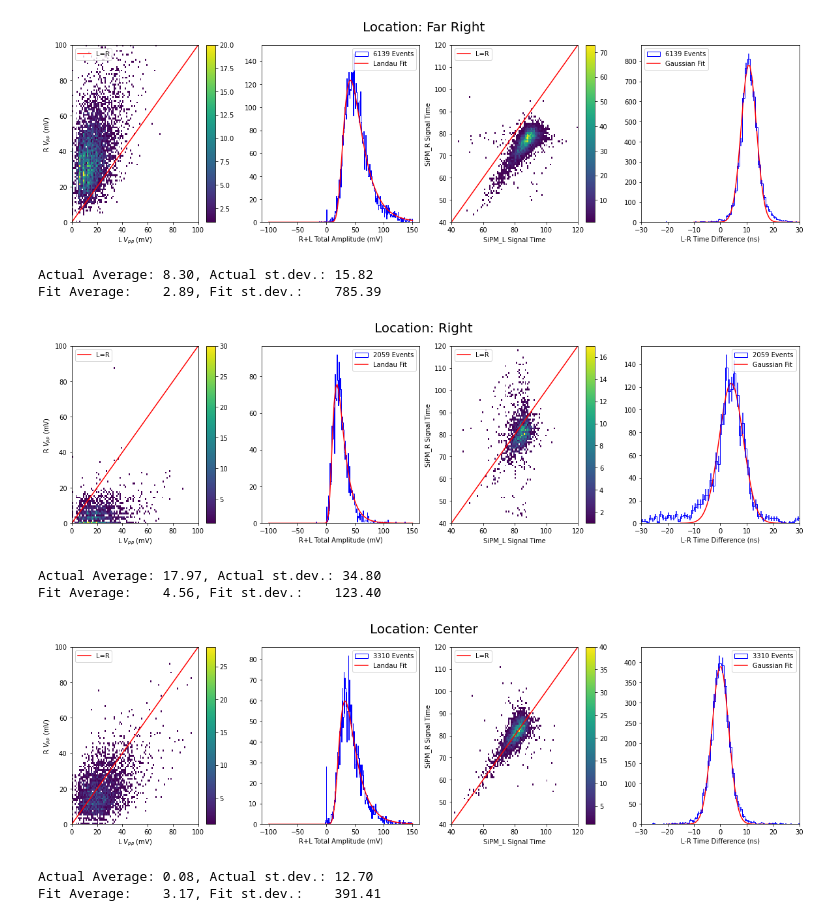
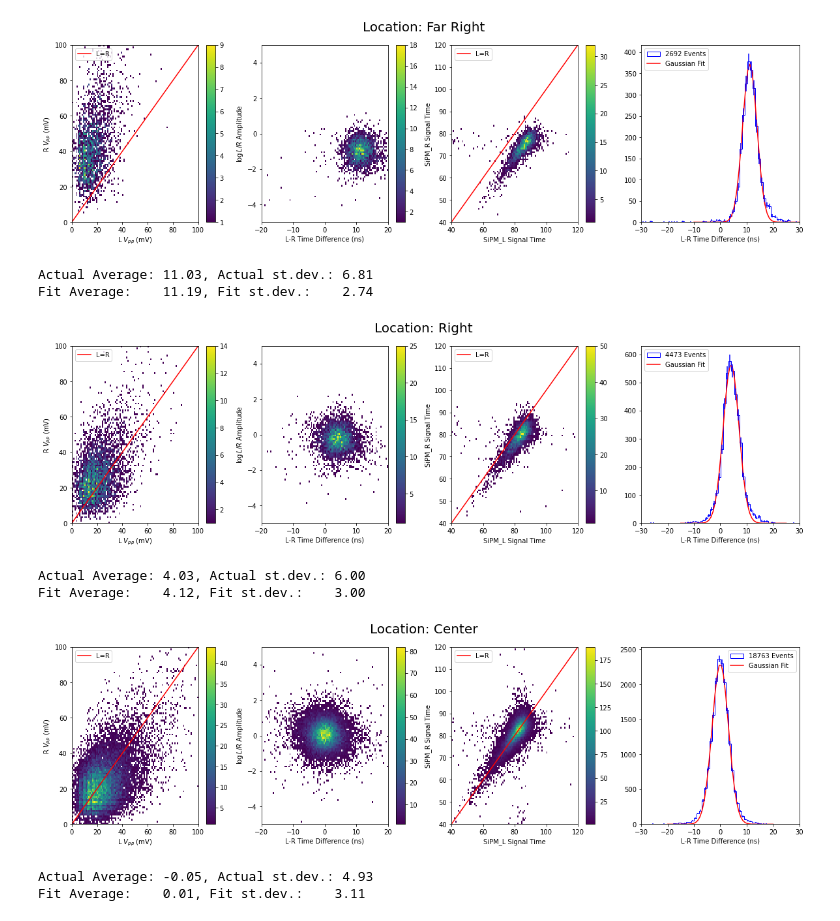
Before and after one commit to peckalec/fcal_project, a Jupyter notebook: SingleBarCosmics.ipynb, the cells around one changed output. Saved outputs shown, nothing was run; the diff lists cells and outputs as text; code cells hidden in the pictures.

```diff
--- a/SingleBarCosmics.ipynb
+++ b/SingleBarCosmics.ipynb
@@ -149,5 +25,7 @@ Channels found: ['ch1', 'ch2', 'ch3', 'ch4'], stats found: ['chisq', 'P2P_raw',
 # %%
-df232cut = df232.query("ch4_time_fit >= 0 & ch3_time_fit >= 0")
+with open('./LongbarTiming_part2_6-12.pkl', 'rb') as f:
+    df232 = pickle.load(f)
+df232cut = df232.query("ch4_time_fit >= 0 & ch3_time_fit >= 0 & ch4_P2P_fit > 0 & ch3_P2P_fit > 0")
 fig,ax = plt.subplots(1,4,figsize=(20,5))
 fig.suptitle("Location: Far Right", fontsize=20)
 binresolution = 1
@@ -160,12 +38,10 @@ ax[0].plot(np.linspace(0,100,2),np.linspace(0,100,2),color="red",label="L=R")
 fig.colorbar(AmpImage[-1],ax=ax[0])
 ax[0].legend()
 
-ax[1].set_xlabel("R+L Total Amplitude (mV)")
-ampcounts,ampbins,ampbars = ax[1].hist(df232cut.ch4_P2P_fit+df232cut.ch3_P2P_fit,bincount,color="b", label=f"{len(df232cut.ch4_time_fit)} Events",histtype="step",range=[-50,150])
-ampcenters = ampbins[:-1]/2+ampbins[1:]/2
-coeff, covar = curve_fit(Landau, ampcenters, ampcounts,p0=(50,50,140))
-ax[1].plot(np.linspace(-100,150,100),Landau(np.linspace(-100,150,100),*coeff),label="Landau Fit",color="r")
-ax[1].legend()
+ax[1].set_xlabel("L-R Time Difference (ns)")
+ax[1].set_ylabel("$\log{L/R}$ Amplitude")
+AmpDistance = ax[1].hist2d(df232cut.ch3_time_fit - df232cut.ch4_time_fit, np.log(df232cut.ch3_P2P_fit/df232cut.ch4_P2P_fit),bins=(100,100),cmin=1,label=f"{len(df232cut.ch4_time_fit)} Events",range=[[-20, 20], [-5, 5]])
+fig.colorbar(AmpDistance[-1],ax=ax[1])
 
 ax[2].set_xlabel("SiPM_L Signal Time")
 ax[2].set_ylabel("SiPM_R Signal Time")
@@ -193,11 +69,13 @@ stdev = np.sqrt(sum((timecenters-avg)**2*timecounts)/sum(timecounts))
 print(f"Actual Average: {avg:.2f}, Actual st.dev.: {stdev:.2f}")
 print(f"Fit Average:    {coeff[1]:.2f}, Fit st.dev.:    {coeff[2]:.2f}")
 # %% [output]
-[figure, old version]
+[figure, new version]
-Actual Average: 8.30, Actual st.dev.: 15.82
-Fit Average:    2.89, Fit st.dev.:    785.39
+Actual Average: 11.03, Actual st.dev.: 6.81
+Fit Average:    11.19, Fit st.dev.:    2.74
 # %%
-df174cut = df174.query("ch4_time_fit >= 0 & ch3_time_fit >= 0")
+with open('LongbarTiming_part2_4-12.pkl', 'rb') as f:
+    df174 = pickle.load(f)
+df174cut = df174.query("ch4_time_fit >= 0 & ch3_time_fit >= 0 & ch4_P2P_fit > 0 & ch3_P2P_fit > 0")
 fig,ax = plt.subplots(1,4,figsize=(20,5))
 fig.suptitle("Location: Right", fontsize=20)
 binresolution = 1
@@ -210,12 +88,10 @@ ax[0].plot(np.linspace(0,100,2),np.linspace(0,100,2),color="red",label="L=R")
 fig.colorbar(AmpImage[-1],ax=ax[0])
 ax[0].legend()
 
-ax[1].set_xlabel("R+L Total Amplitude (mV)")
-ampcounts,ampbins,ampbars = ax[1].hist(df174cut.ch4_P2P_fit+df174cut.ch3_P2P_fit,bincount,color="b", label=f"{len(df174cut.ch4_time_fit)} Events",histtype="step",range=[-50,150])
-ampcenters = ampbins[:-1]/2+ampbins[1:]/2
-coeff, covar = curve_fit(Landau, ampcenters, ampcounts,p0=(50,50,140))
-ax[1].plot(np.linspace(-100,150,100),Landau(np.linspace(-100,150,100),*coeff),label="Landau Fit",color="r")
-ax[1].legend()
+ax[1].set_xlabel("L-R Time Difference (ns)")
+ax[1].set_ylabel("$\log{L/R}$ Amplitude")
+AmpDistance = ax[1].hist2d(df174cut.ch3_time_fit - df174cut.ch4_time_fit, np.log(df174cut.ch3_P2P_fit/df174cut.ch4_P2P_fit),bins=(100,100),cmin=1,label=f"{len(df174cut.ch4_time_fit)} Events",range=[[-20, 20], [-5, 5]])
+fig.colorbar(AmpDistance[-1],ax=ax[1])
 
 ax[2].set_xlabel("SiPM_L Signal Time")
 ax[2].set_ylabel("SiPM_R Signal Time")
@@ -243,11 +119,13 @@ stdev = np.sqrt(sum((timecenters-avg)**2*timecounts)/sum(timecounts))
 print(f"Actual Average: {avg:.2f}, Actual st.dev.: {stdev:.2f}")
 print(f"Fit Average:    {coeff[1]:.2f}, Fit st.dev.:    {coeff[2]:.2f}")
 # %% [output]
-[figure, old version]
+[figure, new version]
-Actual Average: 17.97, Actual st.dev.: 34.80
-Fit Average:    4.56, Fit st.dev.:    123.40
+Actual Average: 4.03, Actual st.dev.: 6.00
+Fit Average:    4.12, Fit st.dev.:    3.00
 # %%
-df139cut = df139.query("ch4_time_fit >= 0 & ch3_time_fit >= 0")
+with open('LongbarTiming_part2_3-12.pkl', 'rb') as f:
+    df139 = pickle.load(f)
+df139cut = df139.query("ch4_time_fit >= 0 & ch3_time_fit >= 0 & ch4_P2P_fit > 0 & ch3_P2P_fit > 0")
 fig,ax = plt.subplots(1,4,figsize=(20,5))
 fig.suptitle("Location: Center", fontsize=20)
 binresolution = 1
@@ -260,40 +138,38 @@ ax[0].plot(np.linspace(0,100,2),np.linspace(0,100,2),color="red",label="L=R")
 fig.colorbar(AmpImage[-1],ax=ax[0])
 ax[0].legend()
 
-ax[1].set_xlabel("R+L Total Amplitude (mV)")
-ampcounts,ampbins,ampbars = ax[1].hist(df139cut.ch4_P2P_fit+df139cut.ch3_P2P_fit,bincount,color="b", label=f"{len(df139cut.ch4_time_fit)} Events",histtype="step",range=[-50,150])
-ampcenters = ampbins[:-1]/2+ampbins[1:]/2
-coeff, covar = curve_fit(Landau, ampcenters, ampcounts,p0=(50,50,140))
-ax[1].plot(np.linspace(-100,150,100),Landau(np.linspace(-100,150,100),*coeff),label="Landau Fit",color="r")
-ax[1].legend()
+ax[1].set_xlabel("L-R Time Difference (ns)")
+ax[1].set_ylabel("$\log{L/R}$ Amplitude")
+AmpDistance = ax[1].hist2d(df139cut.ch3_time_fit - df139cut.ch4_time_fit, np.log(df139cut.ch3_P2P_fit/df139cut.ch4_P2P_fit),bins=(100,100),cmin=1,label=f"{len(df139cut.ch4_time_fit)} Events",range=[[-20, 20], [-5, 5]])
+fig.colorbar(AmpDistance[-1],ax=ax[1])
 
 ax[2].set_xlabel("SiPM_L Signal Time")
 ax[2].set_ylabel("SiPM_R Signal Time")
 TimeImage = ax[2].hist2d(df139cut.ch3_time_fit,df139cut.ch4_time_fit,bins=(100,100),cmin=1,label=f"{len(df139cut.ch4_time_fit)} Events",range=[[40, 120], [40, 120]])
 mintime = min(min(df139cut.ch4_time_fit),min(df139cut.ch3_time_fit))
 maxtime = max(max(df139cut.ch4_time_fit),max(df139cut.ch3_time_fit))
 fig.colorbar(TimeImage[-1],ax=ax[2])
 ax[2].plot(np.linspace(mintime,maxtime,2),np.linspace(mintime,maxtime,2),color="red",label="L=R")
 ax[2].legend()
 
 ax[3].set_xlabel("L-R Time Difference (ns)")
 timecounts,timebins,bars = ax[3].hist(df139cut.ch3_time_fit-df139cut.ch4_time_fit,bincount,color="b", label=f"{len(df139cut.ch4_time_fit)} Events",histtype="step")
 timecenters = timebins[:-1]/2+timebins[1:]/2
 coeff, covar = curve_fit(gaus, timecenters, timecounts)
 gausstart,gausstop = (-20,20)
 ax[3].plot(np.linspace(gausstart,gausstop,50),gaus(np.linspace(gausstart,gausstop,50),*coeff),label="Gaussian Fit",color="r")
 ax[3].set_xlim(-30,30)
 ax[3].errorbar(timecenters, timecounts, yerr=np.sqrt(timecounts),color="b",linestyle="None")
 ax[3].legend()
 
 plt.show()
 avg = sum(timecenters*timecounts)/sum(timecounts)
 stdev = np.sqrt(sum((timecenters-avg)**2*timecounts)/sum(timecounts))
 
 print(f"Actual Average: {avg:.2f}, Actual st.dev.: {stdev:.2f}")
 print(f"Fit Average:    {coeff[1]:.2f}, Fit st.dev.:    {coeff[2]:.2f}")
 # %% [output]
-[figure, old version]
+[figure, new version]
-Actual Average: 0.08, Actual st.dev.: 12.70
-Fit Average:    3.17, Fit st.dev.:    391.41
+Actual Average: -0.05, Actual st.dev.: 4.93
+Fit Average:    0.01, Fit st.dev.:    3.11
 # %%
```
Also changed, not shown: parts of 17 cells of this notebook, 19 other files.
